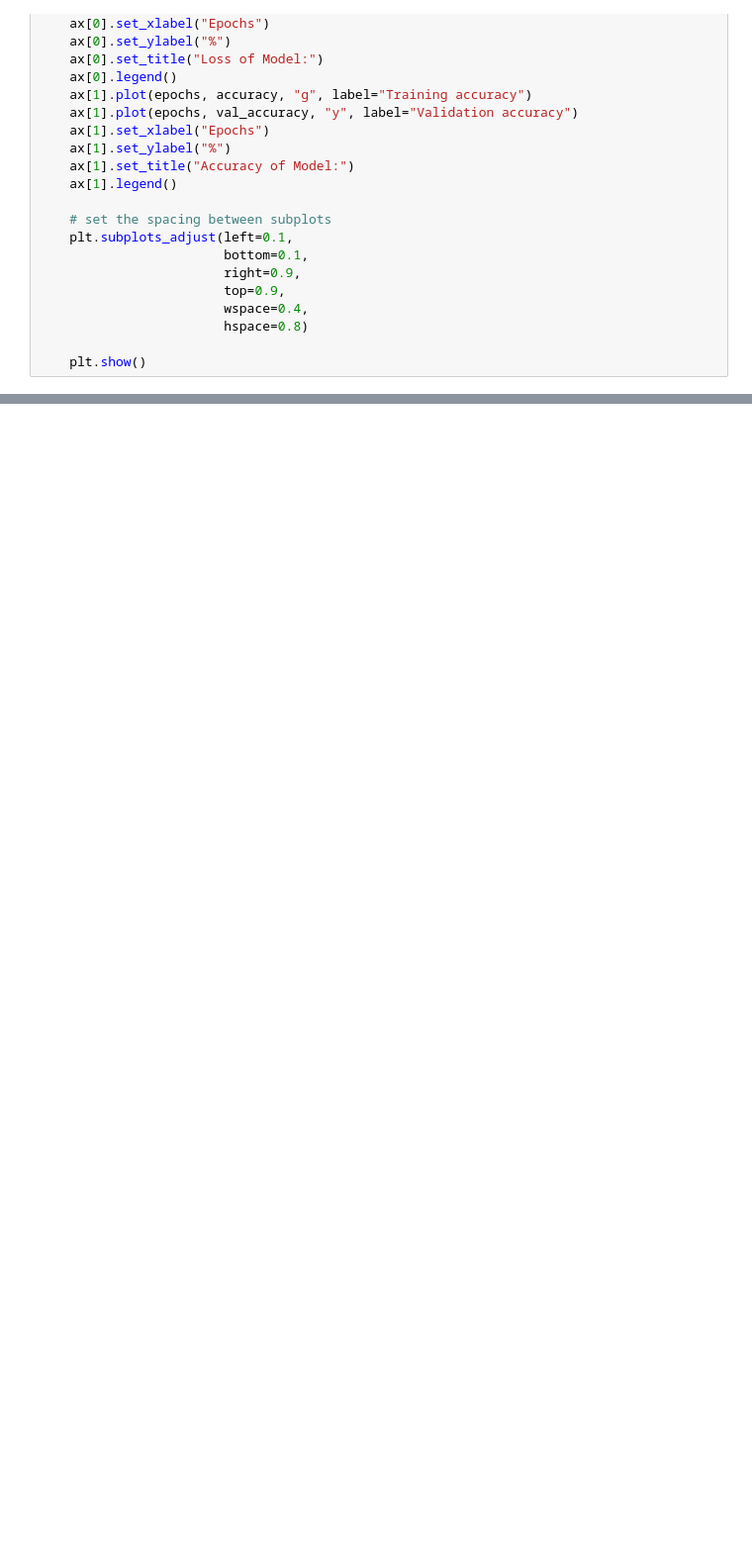
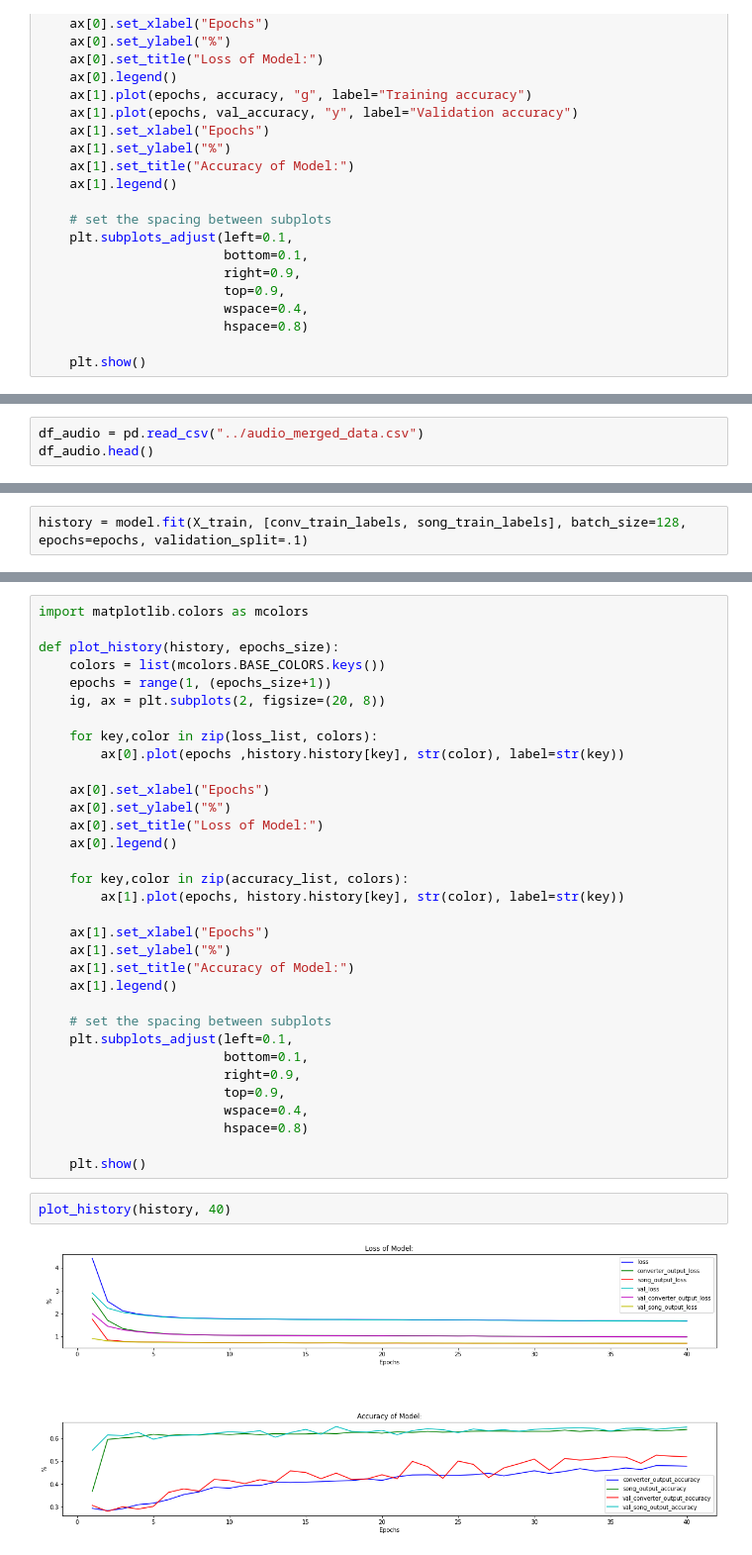
Before and after one commit to sandrosage/Monitoring_Converter_ML, a Jupyter notebook: Machine_Learining/deep_learning.ipynb, the cells around one changed output, grey strips where cells are left out. Shown: that part at 99% size. Drawn from its saved outputs; the diff is of its cells as text; blank space fills up the shorter version.

```diff
--- a/Machine_Learining/deep_learning.ipynb
+++ b/Machine_Learining/deep_learning.ipynb
@@ -288,0 +170,3 @@ model = UtkMultiOutputModel().assemble_full_model(IM_WIDTH, IM_HEIGHT, num_races
+# %%
+df_audio = pd.read_csv("../audio_merged_data.csv")
+df_audio.head()
@@ -293,0 +253,2 @@ plot_model(model, "model_1.png", show_shapes=True)
+# %%
+history = model.fit(X_train, [conv_train_labels, song_train_labels], batch_size=128, epochs=epochs, validation_split=.1)
@@ -293,0 +289,37 @@ plot_model(model, "model_1.png", show_shapes=True)
+# %%
+import matplotlib.colors as mcolors
+
+def plot_history(history, epochs_size):
+    colors = list(mcolors.BASE_COLORS.keys())
+    epochs = range(1, (epochs_size+1))
+    ig, ax = plt.subplots(2, figsize=(20, 8))
+
+    for key,color in zip(loss_list, colors):
+        ax[0].plot(epochs ,history.history[key], str(color), label=str(key))
+
+    ax[0].set_xlabel("Epochs")
+    ax[0].set_ylabel("%")
+    ax[0].set_title("Loss of Model:")
+    ax[0].legend()
+
+    for key,color in zip(accuracy_list, colors):
+        ax[1].plot(epochs, history.history[key], str(color), label=str(key))
+
+    ax[1].set_xlabel("Epochs")
+    ax[1].set_ylabel("%")
+    ax[1].set_title("Accuracy of Model:")
+    ax[1].legend()
+
+    # set the spacing between subplots
+    plt.subplots_adjust(left=0.1,
+                        bottom=0.1,
+                        right=0.9,
+                        top=0.9,
+                        wspace=0.4,
+                        hspace=0.8)
+
+    plt.show()
+# %%
+plot_history(history, 40)
+# %% [output]
+[figure, added]
```
Also changed, not shown: parts of 16 cells of this notebook.
